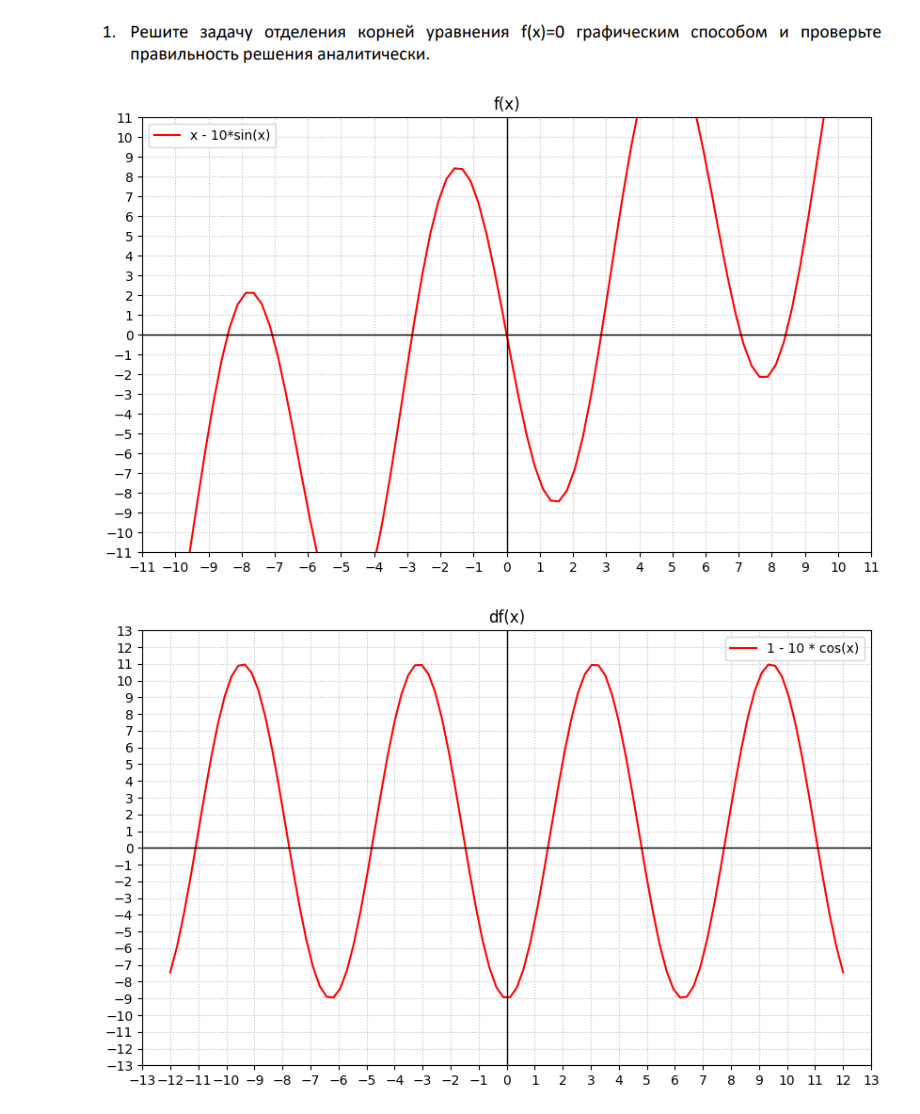
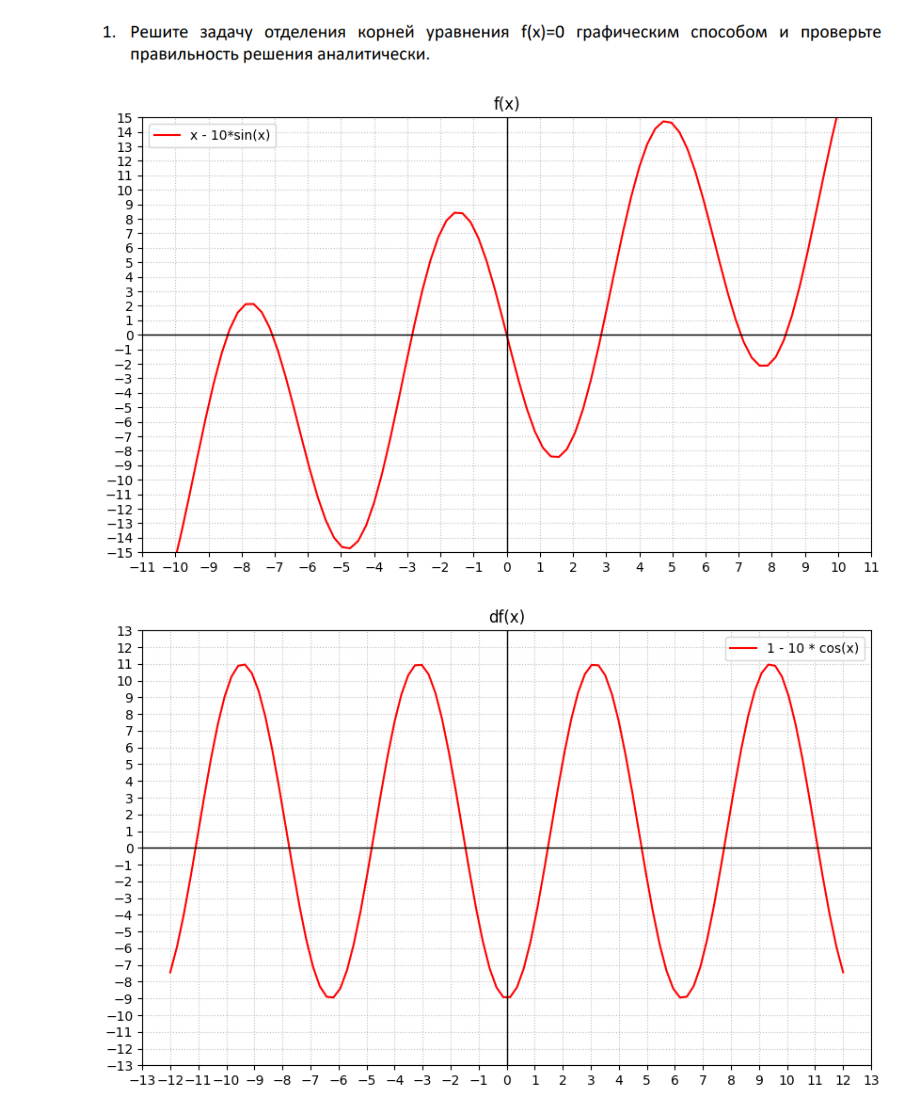
Before and after one commit to medicsera/CalcMethods, a Jupyter notebook: lab1.ipynb, the cells around one changed output. Saved outputs shown, nothing was run; the diff lists cells and outputs as text; code cells hidden in the pictures.

```diff
--- a/lab1.ipynb
+++ b/lab1.ipynb
@@ -13,35 +13,37 @@ import matplotlib.pyplot as plt
 def f(x):
     return x - 10 * np.sin(x)
 
 
 def df(x):
     return 1 - 10 * np.cos(x)
 
+
 def ddf(x):
     return 10 * np.sin(x)
+
 
 x = np.linspace(-12,12,100)
 y = f(x)
 
 plt.figure(figsize=(10,6))
 
 plt.plot(x,y,color="red",label='x - 10*sin(x)')
 
 plt.axhline(0,color='black',linewidth=1)
 plt.axvline(0,color='black',linewidth=1)
 plt.grid(True,linestyle=':',alpha=0.8)
 
 ax = plt.gca()
 ax.xaxis.set_major_locator(MultipleLocator(1))
 ax.yaxis.set_major_locator(MultipleLocator(1))
 
 plt.xlim(-11,11)
-plt.ylim(-11,11)
+plt.ylim(-15,15)
 plt.title("f(x)")
 plt.legend()
 plt.show()
 # %% [output]
-[figure, old version]
+[figure, new version]
 # %%
 dy = df(x)
 
```
Also changed, not shown: parts of 5 cells of this notebook.
